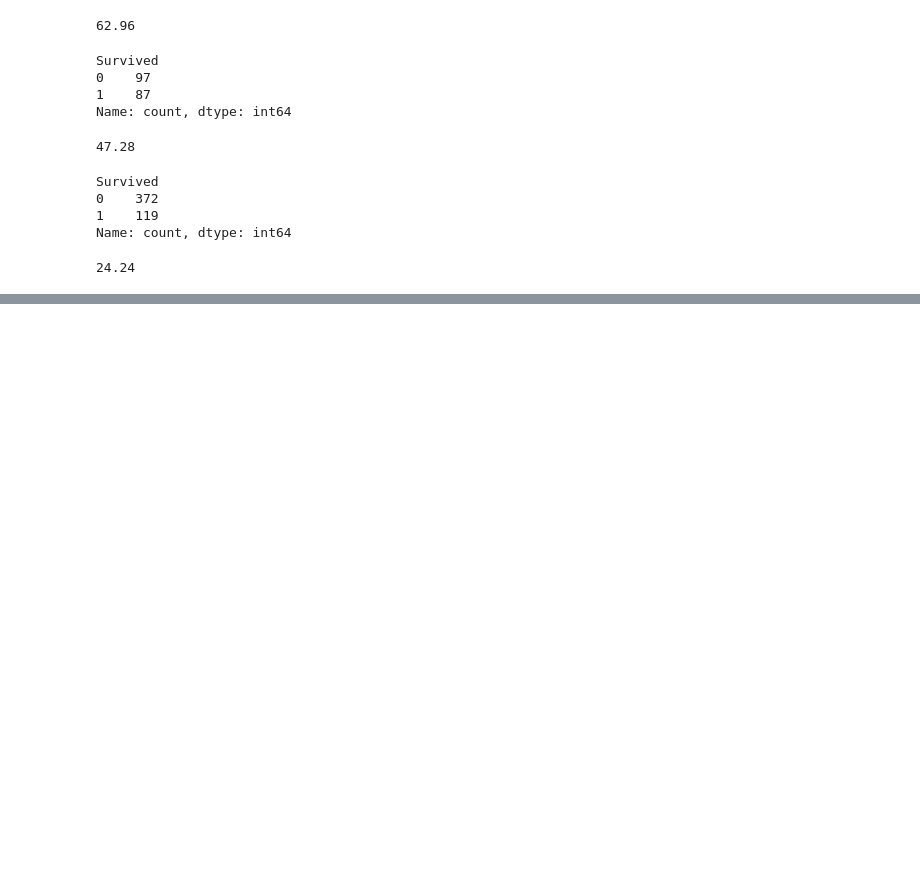
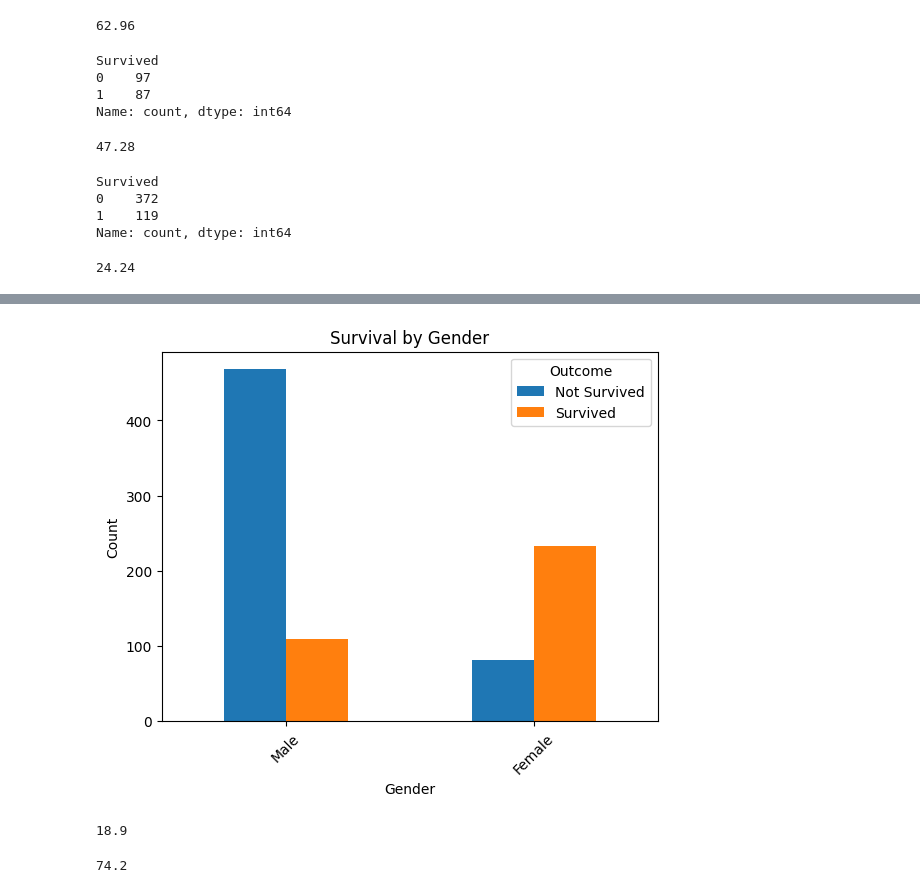
Before and after one commit to plamensve/MACHINE_LEARNING_SOFTUNI, a Jupyter notebook: 01_introduction/intro.ipynb, the cells around one changed output, grey strips where cells are left out. Drawn from its saved outputs; the diff is of its cells as text; code cells hidden in the pictures; blank space fills up the shorter version.

```diff
--- a/01_introduction/intro.ipynb
+++ b/01_introduction/intro.ipynb
@@ -21,4 +21,4 @@ data
 891 rows × 12 columns
 # %%
 d_data = data.drop(['PassengerId', 'Embarked', 'Name', 'Ticket'], axis=1)
-d_data
+d_data['Sex'] = d_data['Sex'].map({'male': 0, 'female': 1})
@@ -93,3 +95,6 @@ Name: count, dtype: int64
 round((len(third_class[third_class['Survived'] == 1]) / len(third_class['Survived'])) * 100, 2)
 # %% [output]
 24.24
+# %%
+survived_sex_age = d_data[['Survived', 'Sex', 'Age']]
+survived_sex_age
@@ -95,0 +115,15 @@ round((len(third_class[third_class['Survived'] == 1]) / len(third_class['Survive
+# %%
+counts = survived_sex_age.groupby(['Sex','Survived']).size().unstack()
+
+counts.index = counts.index.map({0: 'Male', 1: 'Female'})
+counts.columns = counts.columns.map({0: 'Not Survived', 1: 'Survived'})
+
+ax = counts.plot(kind='bar')
+ax.set_xlabel('Gender')
+ax.set_ylabel('Count')
+ax.set_title('Survival by Gender')
+ax.legend(title='Outcome')
+plt.xticks(rotation=45)
+plt.show()
+# %% [output]
+[figure, added]
@@ -95,0 +133,12 @@ round((len(third_class[third_class['Survived'] == 1]) / len(third_class['Survive
+# %%
+male_survived = male[male['Survived'] == 1]
+male_not_survived = male[male['Survived'] == 0]
+round(len(male_survived) / len(male), 3) * 100
+# %% [output]
+18.9
+# %%
+female_survived = female[female['Survived'] == 1]
+female_not_survived = female[female['Survived'] == 0]
+round(len(female_survived) / len(female), 3) * 100
+# %% [output]
+74.2
```
Also changed, not shown: parts of 8 cells of this notebook.
